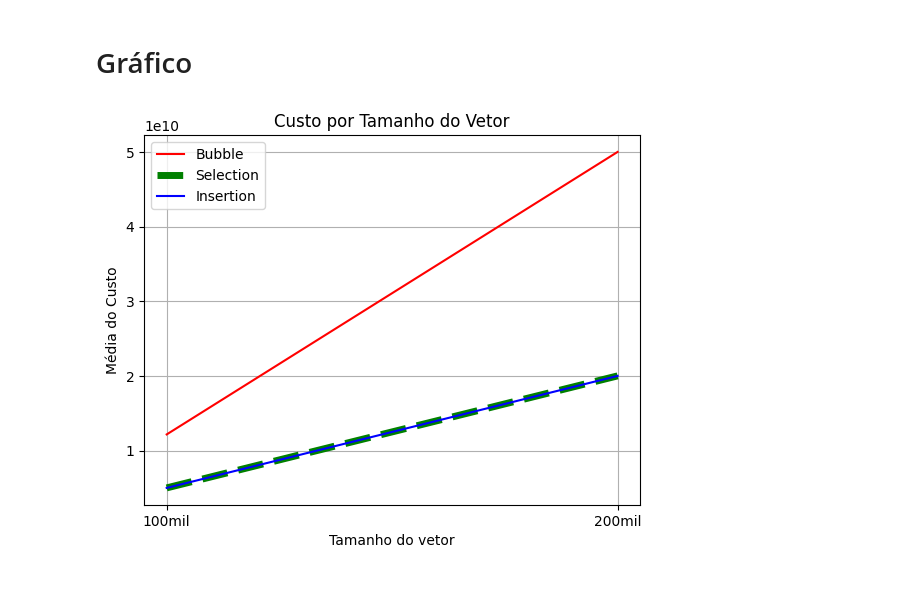
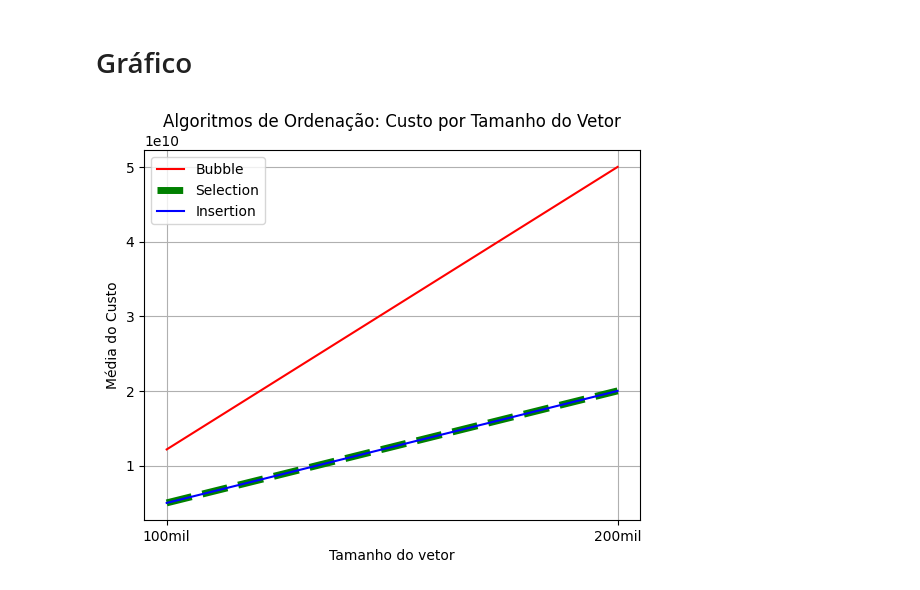
Before and after one commit to PI-Ciencia-da-computacao/comparacao-algoritmos, a Jupyter notebook: resultados/Gráficos.ipynb, the cells around one changed output. Saved outputs shown, nothing was run; the diff lists cells and outputs as text; code cells hidden in the pictures.

```diff
--- a/resultados/Gráficos.ipynb
+++ b/resultados/Gráficos.ipynb
@@ -102,23 +102,22 @@ Média Busca Binária: 19998949013.2
 # %%
 # Bubble Sort
 plt.plot(tamanhos, medias_custo_bubble, label="Bubble", color="r")
 # Selection Sort
-plt.plot(tamanhos, medias_custo_selection, label="Selection",
-         color="g", linestyle="dashed", linewidth=5)
+plt.plot(tamanhos, medias_custo_selection, label="Selection", color="g", linestyle="dashed", linewidth=5)
 # Insertion Sort
 plt.plot(tamanhos, medias_custo_insertion, label="Insertion", color="b")
 
 
 #plt.plot(tamanhos, medias_busca_linear, label="Busca Linear", color="purple", linestyle="dotted")
 #plt.plot(tamanhos, medias_busca_binaria, label="Busca Binária + Ordenação", color="orange", linestyle="dashed")
 
-plt.title("Custo por Tamanho do Vetor")
+plt.title("Algoritmos de Ordenação: Custo por Tamanho do Vetor")
 plt.xlabel("Tamanho do vetor")
 plt.ylabel("Média do Custo")
-plt.legend()
-plt.grid(True)
+plt.legend() # exibir legenda
+plt.grid(True) # exibir grid
 
 
 plt.show()
 # %% [output]
-[figure, old version]
+[figure, new version]
```
Also changed, not shown: parts of 1 cell of this notebook.
